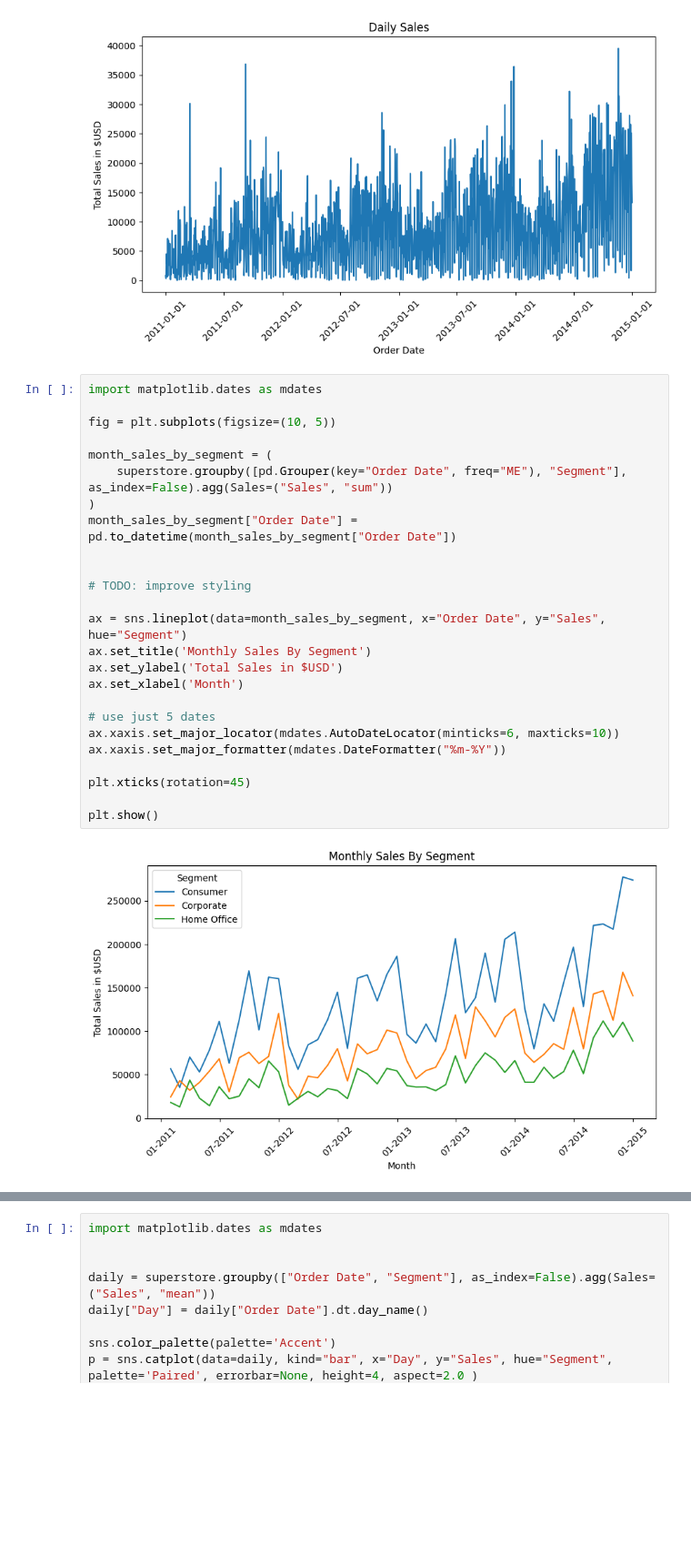
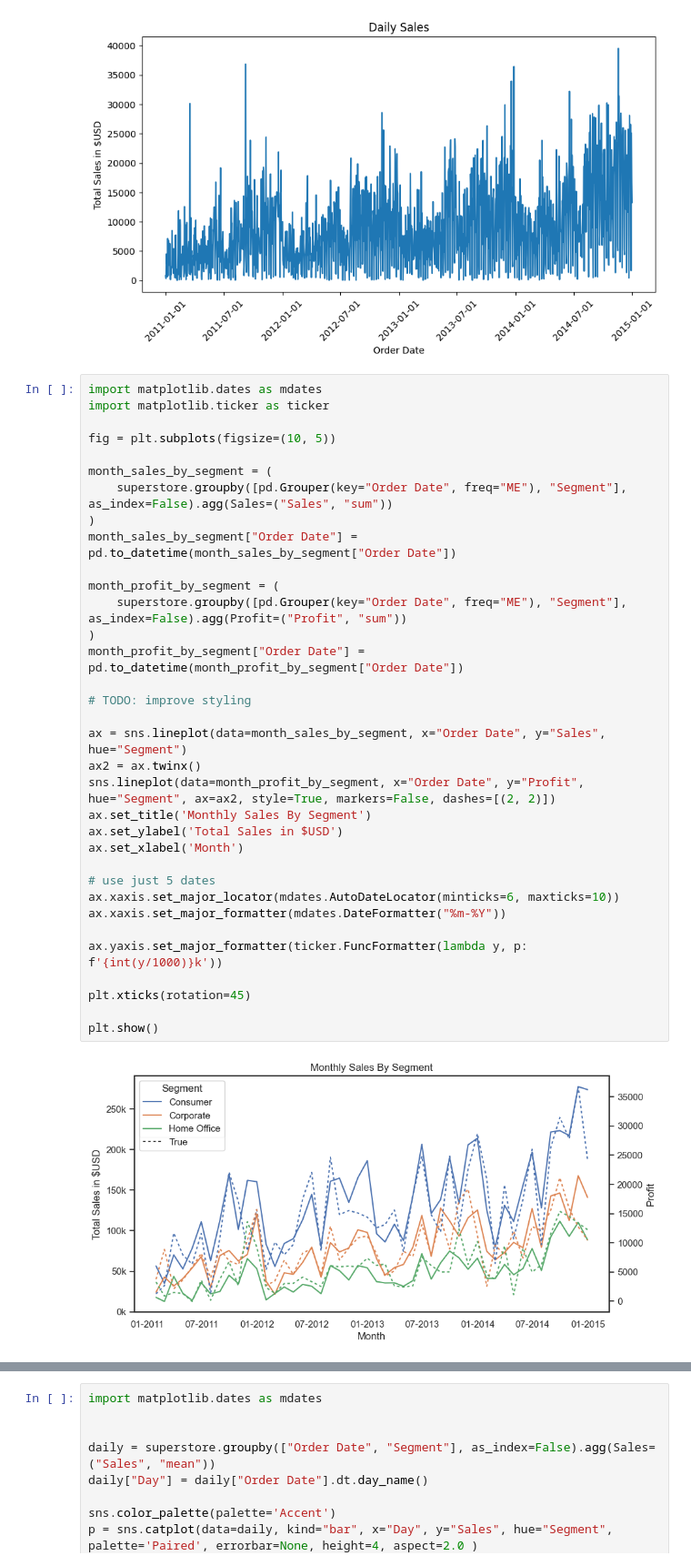
Before and after one commit to joshuajnoble/method-data-viz, a Jupyter notebook: super_store_edav.ipynb, the cells around one changed output, grey strips where cells are left out. Shown at 91% size. Cells and saved outputs as stored; diff of their text form; blank space fills up the shorter version.

```diff
--- a/super_store_edav.ipynb
+++ b/super_store_edav.ipynb
@@ -58,28 +62,37 @@ plt.show()
 [figure]
 # %%
 import matplotlib.dates as mdates
+import matplotlib.ticker as ticker
 
 fig = plt.subplots(figsize=(10, 5))
 
 month_sales_by_segment = (
     superstore.groupby([pd.Grouper(key="Order Date", freq="ME"), "Segment"], as_index=False).agg(Sales=("Sales", "sum"))
 )
 month_sales_by_segment["Order Date"] = pd.to_datetime(month_sales_by_segment["Order Date"])
 
+month_profit_by_segment = (
+    superstore.groupby([pd.Grouper(key="Order Date", freq="ME"), "Segment"], as_index=False).agg(Profit=("Profit", "sum"))
+)
+month_profit_by_segment["Order Date"] = pd.to_datetime(month_profit_by_segment["Order Date"])
 
 # TODO: improve styling
 
 ax = sns.lineplot(data=month_sales_by_segment, x="Order Date", y="Sales", hue="Segment")
+ax2 = ax.twinx()
+sns.lineplot(data=month_profit_by_segment, x="Order Date", y="Profit", hue="Segment", ax=ax2, style=True, markers=False, dashes=[(2, 2)])
 ax.set_title('Monthly Sales By Segment')
 ax.set_ylabel('Total Sales in $USD')
 ax.set_xlabel('Month')
 
 # use just 5 dates
 ax.xaxis.set_major_locator(mdates.AutoDateLocator(minticks=6, maxticks=10))
 ax.xaxis.set_major_formatter(mdates.DateFormatter("%m-%Y"))
 
+ax.yaxis.set_major_formatter(ticker.FuncFormatter(lambda y, p: f'{int(y/1000)}k'))
+
 plt.xticks(rotation=45)
 
 plt.show()
 # %% [output]
-[figure, old version]
+[figure, new version]
```
Also changed, not shown: parts of 7 cells of this notebook, 2 other files.
